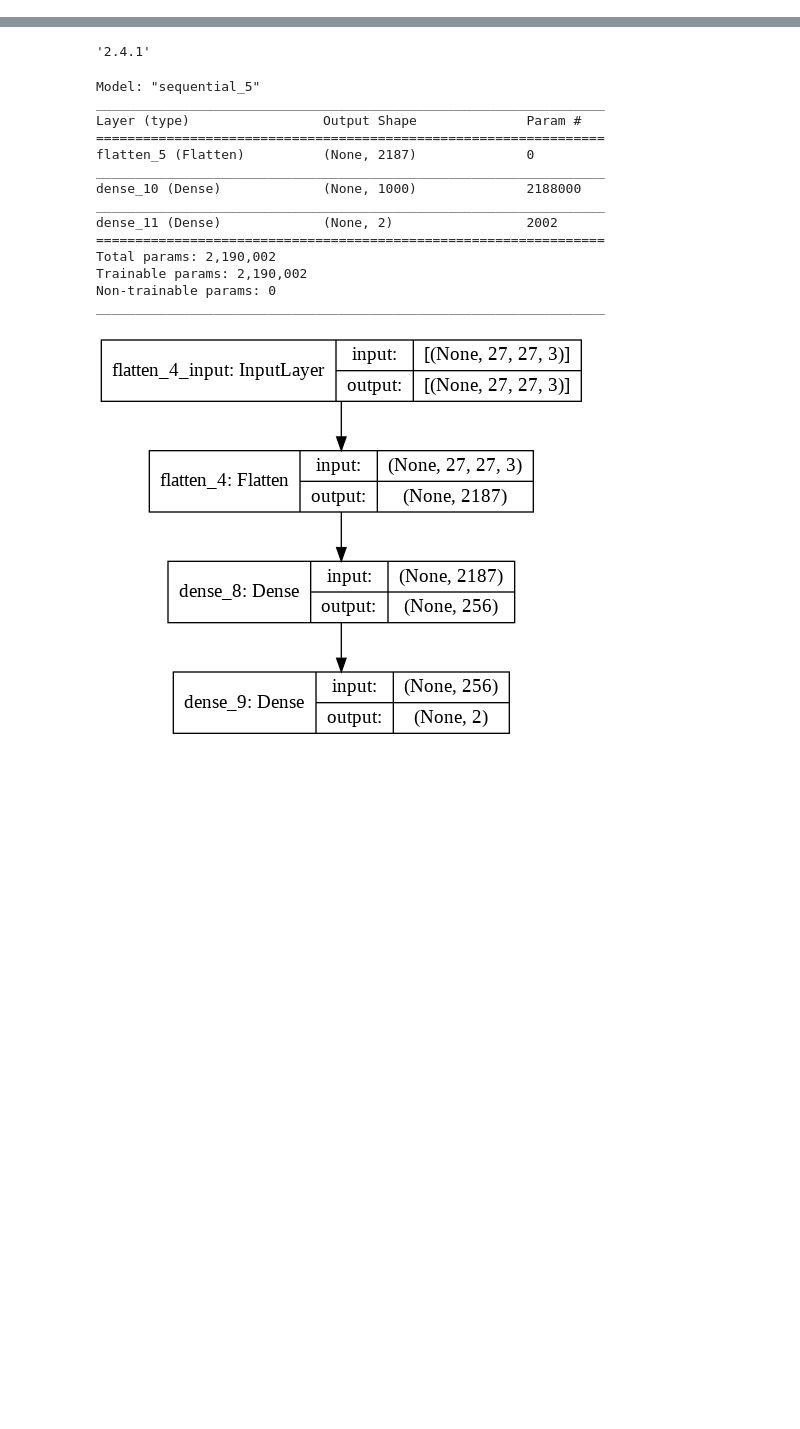
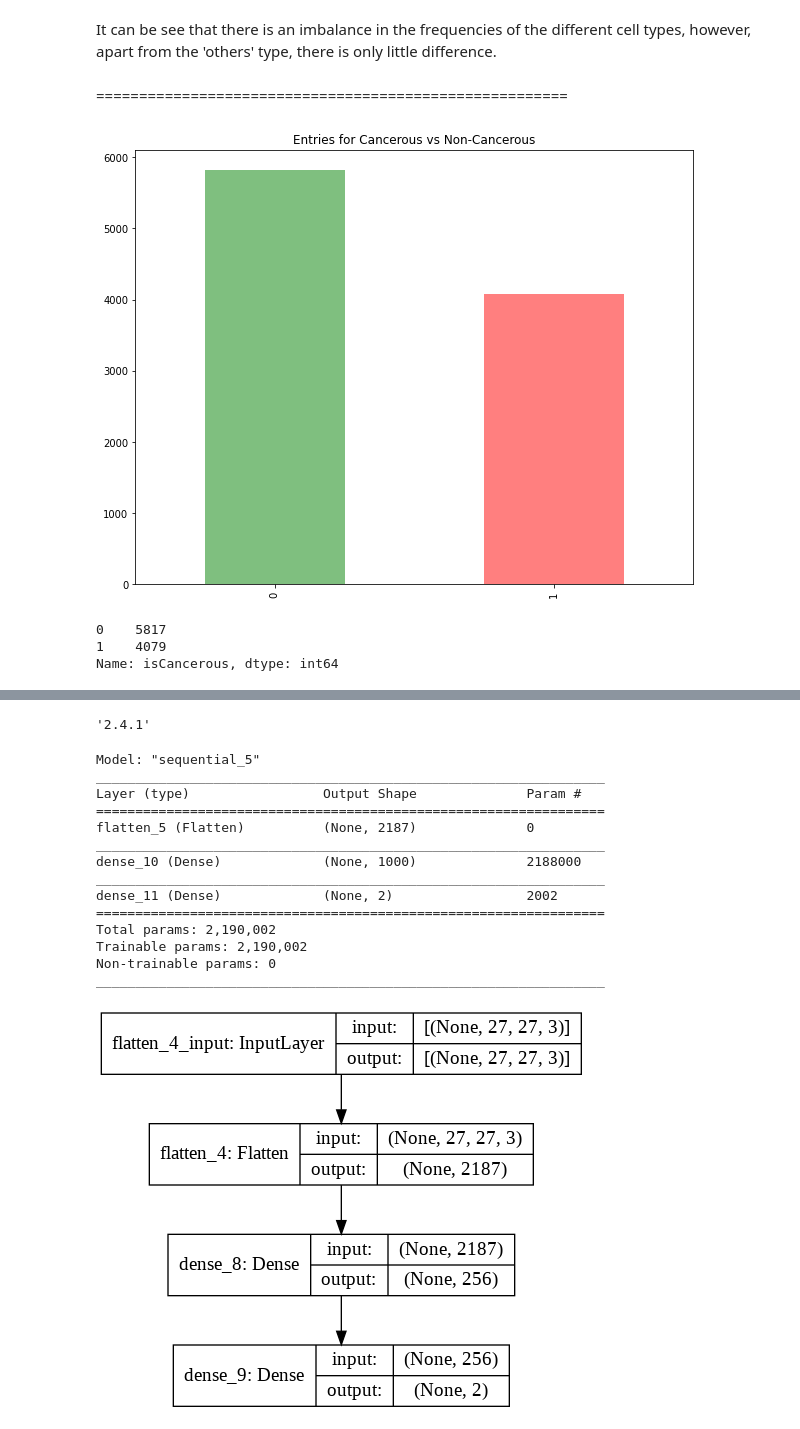
Before and after one commit to Transhumanistx/CML_ColonCancer, a Jupyter notebook: colon_cancer_classification_s3717205.ipynb, the cells around one changed output, grey strips where cells are left out. Cells and saved outputs as stored; diff of their text form; code cells hidden in the pictures; blank space fills up the shorter version.

```diff
--- a/colon_cancer_classification_s3717205.ipynb
+++ b/colon_cancer_classification_s3717205.ipynb
@@ -9,0 +73,19 @@ data = pd.read_csv('./data_labels_mainData.csv')
+# %% [markdown]
+It can be see that there is an imbalance in the frequencies of the different cell types, however, apart from the 'others' type, there is only little difference.
+# %% [markdown]
+=======================================================
+# %%
+# Plot the number of entries within the data set based on whether the cell is cancerous or not
+plt.figure(figsize=(10,8))
+data['isCancerous'].value_counts().plot(kind='bar', rot=0, color=['green', 'red'], alpha=0.5)
+plt.title("Entries for Cancerous vs Non-Cancerous")
+plt.xticks(rotation='vertical')
+
+plt.show()
+
+print(data['isCancerous'].value_counts())
+# %% [output]
+[figure, added]
+0    5817
+1    4079
+Name: isCancerous, dtype: int64
```
Also changed, not shown: parts of 19 cells of this notebook, 1 other file.
